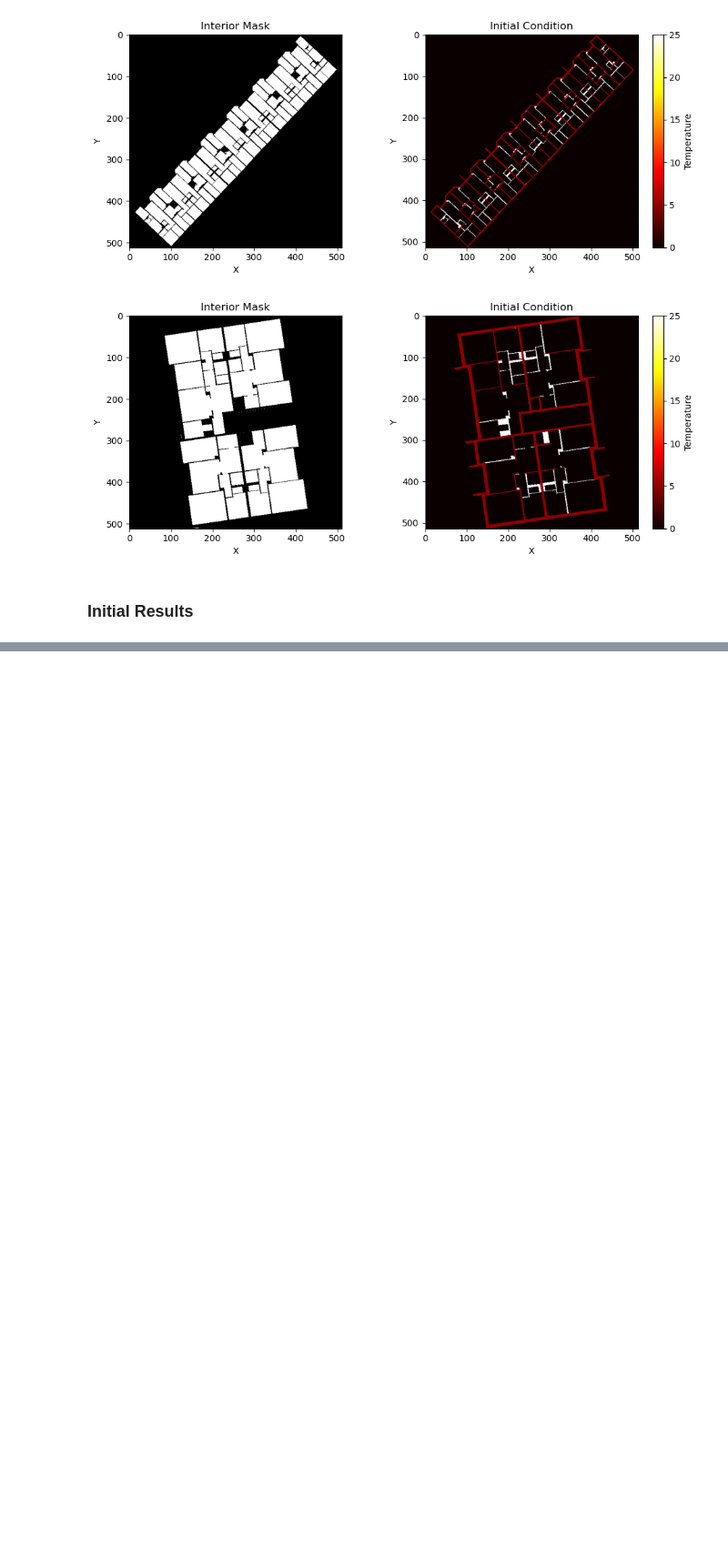
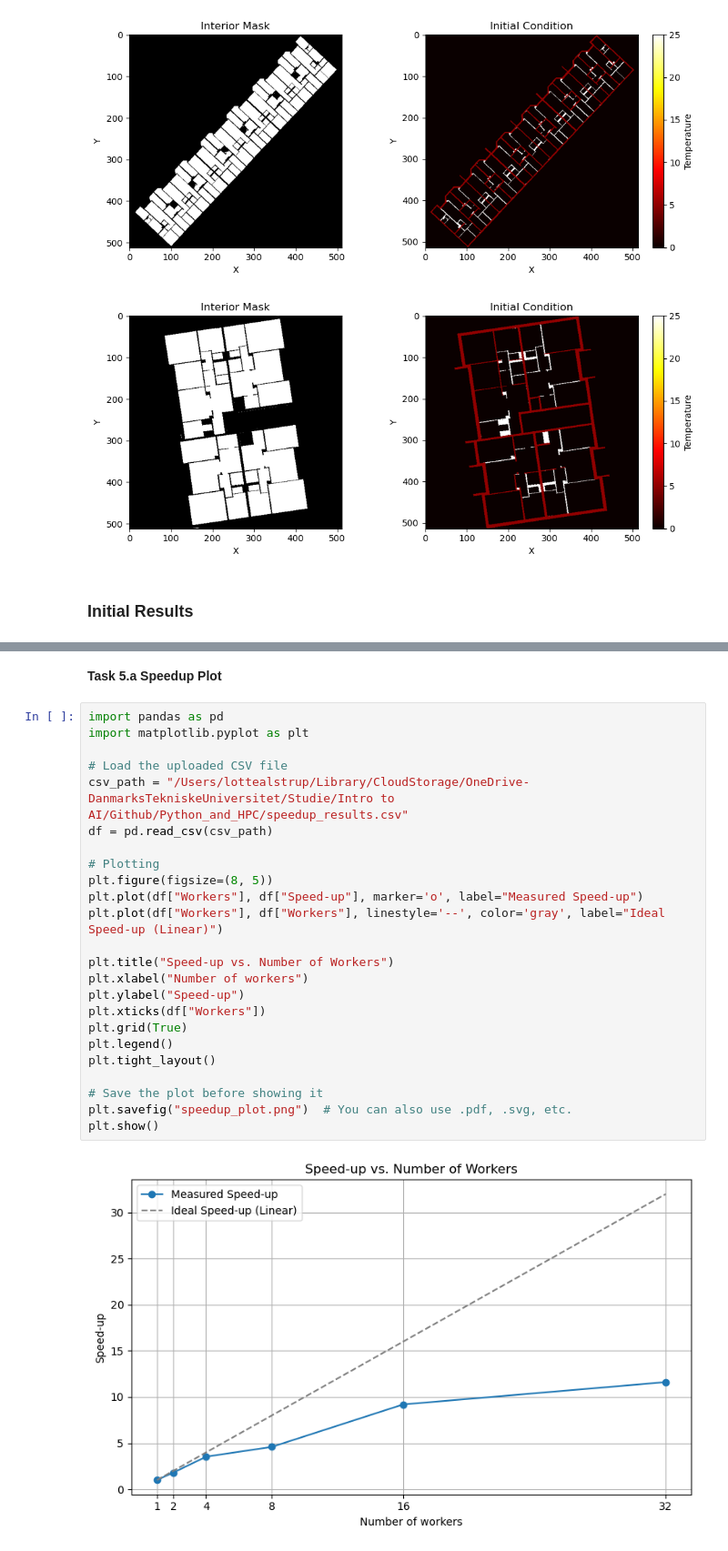
Before and after one commit to AmalieEBjerrum/Python_and_HPC, a Jupyter notebook: visualization.ipynb, the cells around one changed output, grey strips where cells are left out. Shown at 91% size. Drawn from its saved outputs; the diff is of its cells as text; blank space fills up the shorter version.

Commit message:
task 5

```diff
--- a/visualization.ipynb
+++ b/visualization.ipynb
@@ -81,0 +73,28 @@ for i in range(load_results.shape[0]):
+# %% [markdown]
+**Task 5.a Speedup Plot**
+# %%
+import pandas as pd
+import matplotlib.pyplot as plt
+
+# Load the uploaded CSV file
+csv_path = "/Users/lottealstrup/Library/CloudStorage/OneDrive-DanmarksTekniskeUniversitet/Studie/Intro to AI/Github/Python_and_HPC/speedup_results.csv"
+df = pd.read_csv(csv_path)
+
+# Plotting
+plt.figure(figsize=(8, 5))
+plt.plot(df["Workers"], df["Speed-up"], marker='o', label="Measured Speed-up")
+plt.plot(df["Workers"], df["Workers"], linestyle='--', color='gray', label="Ideal Speed-up (Linear)")
+
+plt.title("Speed-up vs. Number of Workers")
+plt.xlabel("Number of workers")
+plt.ylabel("Speed-up")
+plt.xticks(df["Workers"])
+plt.grid(True)
+plt.legend()
+plt.tight_layout()
+
+# Save the plot before showing it
+plt.savefig("speedup_plot.png")  # You can also use .pdf, .svg, etc.
+plt.show()
+# %% [output]
+[figure, added]
```
Also changed, not shown: parts of 2 cells of this notebook, 9 other files.
